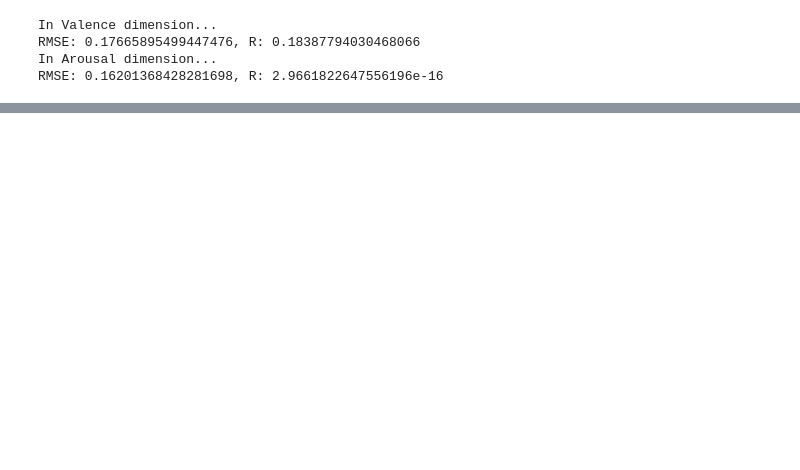
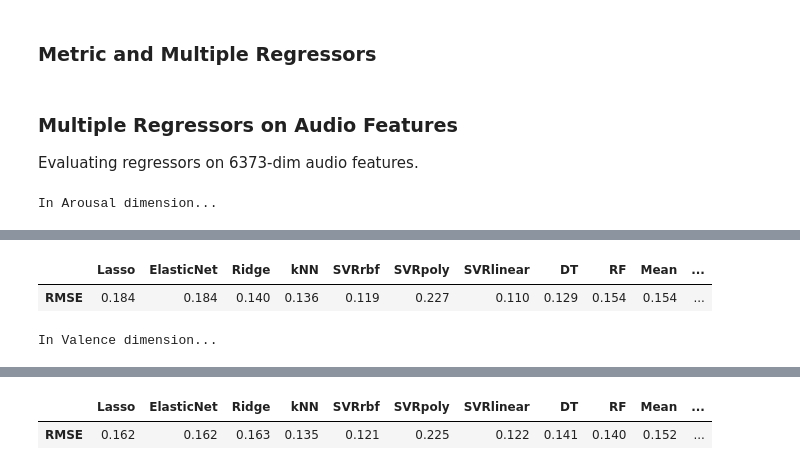
Before and after one commit to HuiZhangDB/PMEmo, a Jupyter notebook: static_MER.ipynb, the cells around one changed output, grey strips where cells are left out. Cells and saved outputs as stored; diff of their text form; code cells hidden in the pictures; blank space fills up the shorter version.

```diff
--- a/static_MER.ipynb
+++ b/static_MER.ipynb
@@ -53,14 +61,20 @@ def train_and_test(data):
-# %%
-data_v = load_static_features_and_valence()
-data_a = load_static_features_and_arousal()
-
-print('In Valence dimension...')
-train_and_test(data_v)
-
-print('In Arousal dimension...')
-train_and_test(data_a)
-# %% [output]
-In Valence dimension...
-RMSE: 0.17665895499447476, R: 0.18387794030468066
-In Arousal dimension...
-RMSE: 0.16201368428281698, R: 2.9661822647556196e-16
+# %% [markdown]
+### Metric and Multiple Regressors
+# %%
+def rmse(y, y_pred):
+    return sqrt(mean_squared_error(y, y_pred))
+
+
+regressors = {
+    'Lasso': Lasso(),
+    'ElasticNet': ElasticNet(),
+    'Ridge': Ridge(),
+    'kNN': KNeighborsRegressor(),
+    'SVRrbf': SVR(kernel='rbf', gamma='scale'),
+    'SVRpoly': SVR(kernel='poly', gamma='scale'),
+    'SVRlinear': SVR(kernel='linear', gamma='scale'),
+    'DT': DecisionTreeRegressor(max_depth=5),
+    'RF': RandomForestRegressor(max_depth=5, n_estimators=10, max_features=1),
+#     'MLP': MLPRegressor(hidden_layer_sizes=(200,50), max_iter=2000),
+#     'AdaBoost': AdaBoostRegressor(n_estimators=10),
+}
@@ -66,0 +111,22 @@ RMSE: 0.16201368428281698, R: 2.9661822647556196e-16
+# %% [markdown]
+### Multiple Regressors on Audio Features
+
+Evaluating regressors on 6373-dim audio features.
+# %%
+prefunc = [StandardScaler()]
+
+print('In Arousal dimension...')
+data_a = load_static_features_and_arousal()
+features_a, labels_a = load_audio_dataset(data_a)
+
+scores_a_a = cross_val_regression(regressors, features_a, labels_a, prefunc)
+ipd.display(format_scores(scores_a_a))
+
+print('In Valence dimension...')
+data_v = load_static_features_and_valence()
+features_v, labels_v = load_audio_dataset(data_v)
+
+scores_a_v = cross_val_regression(regressors, features_v, labels_v, prefunc)
+ipd.display(format_scores(scores_a_v))
+# %% [output]
+In Arousal dimension...
@@ -66,0 +134,3 @@ RMSE: 0.16201368428281698, R: 2.9661822647556196e-16
+|  | Lasso | ElasticNet | Ridge | kNN | SVRrbf | SVRpoly | SVRlinear | DT | RF | Mean | ... |
+| RMSE | 0.184 | 0.184 | 0.140 | 0.136 | 0.119 | 0.227 | 0.110 | 0.129 | 0.154 | 0.154 | ... |
+In Valence dimension...
@@ -66,0 +138,2 @@ RMSE: 0.16201368428281698, R: 2.9661822647556196e-16
+|  | Lasso | ElasticNet | Ridge | kNN | SVRrbf | SVRpoly | SVRlinear | DT | RF | Mean | ... |
+| RMSE | 0.162 | 0.162 | 0.163 | 0.135 | 0.121 | 0.225 | 0.122 | 0.141 | 0.140 | 0.152 | ... |
```
Also changed, not shown: parts of 27 cells of this notebook, 6 other files.
